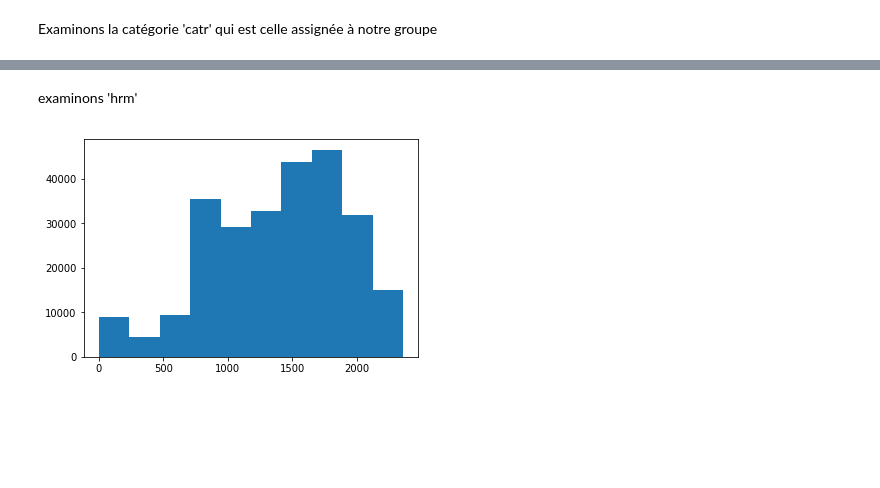
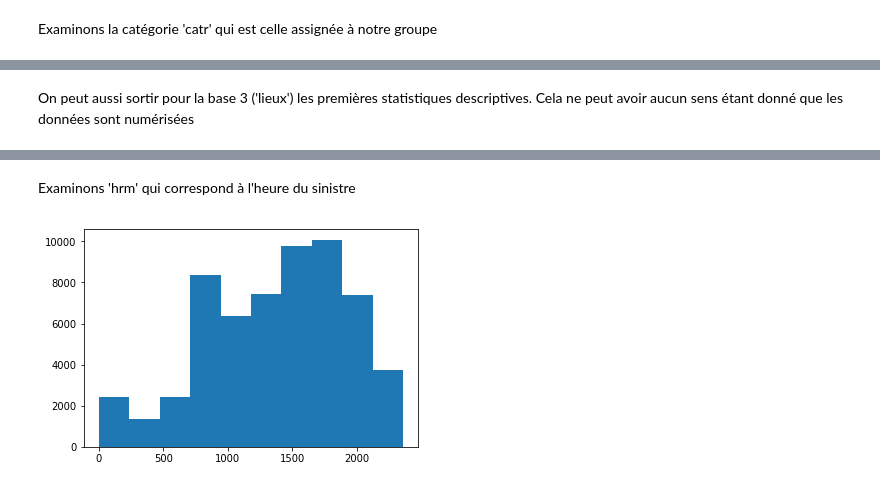
Before and after one commit to ericbenhamou/MASH_IPJ_2018, a Jupyter notebook: Rapport.ipynb, the cells around one changed output, grey strips where cells are left out. Saved outputs shown, nothing was run; the diff lists cells and outputs as text; code cells hidden in the pictures; blank space fills up the shorter version.

Commit message:
working on histo

```diff
--- a/Rapport.ipynb
+++ b/Rapport.ipynb
@@ -58,3 +81,5 @@ plt.show()
+# %% [markdown]
+On peut aussi sortir pour la base 3 ('lieux') les premières statistiques descriptives. Cela ne peut avoir aucun sens étant donné que les données sont numérisées
 # %%
 dfs[2].describe()
 # %% [output]
@@ -67,10 +92,10 @@ dfs[2].describe()
 | 50% | 2.016000e+11 | 4.000000 | 2.000000 | 2.000000 | 2.000000 | 11.000000 | 350.000000 | 0.000000 | 1.000000 | 1.000000 | 0.000000 | ... |
 | 75% | 2.016000e+11 | 4.000000 | 2.000000 | 2.000000 | 2.000000 | 31.000000 | 630.000000 | 0.000000 | 1.000000 | 1.000000 | 0.000000 | ... |
 | max | 2.016001e+11 | 9.000000 | 3.000000 | 4.000000 | 13.000000 | 8370.000000 | 5660.000000 | 3.000000 | 4.000000 | 4.000000 | 907.000000 | ... |
-# %% [markdown]
-examinons 'hrm'
+# %% [markdown]
+Examinons 'hrm' qui correspond à l'heure du sinistre
 # %%
-plt.hist( db_combined['hrmn'] )
+plt.hist( dfs[3]['hrmn'] )
 plt.show()
 # %% [output]
-[figure, old version]
+[figure, new version]
```
Also changed, not shown: parts of 9 cells of this notebook.
